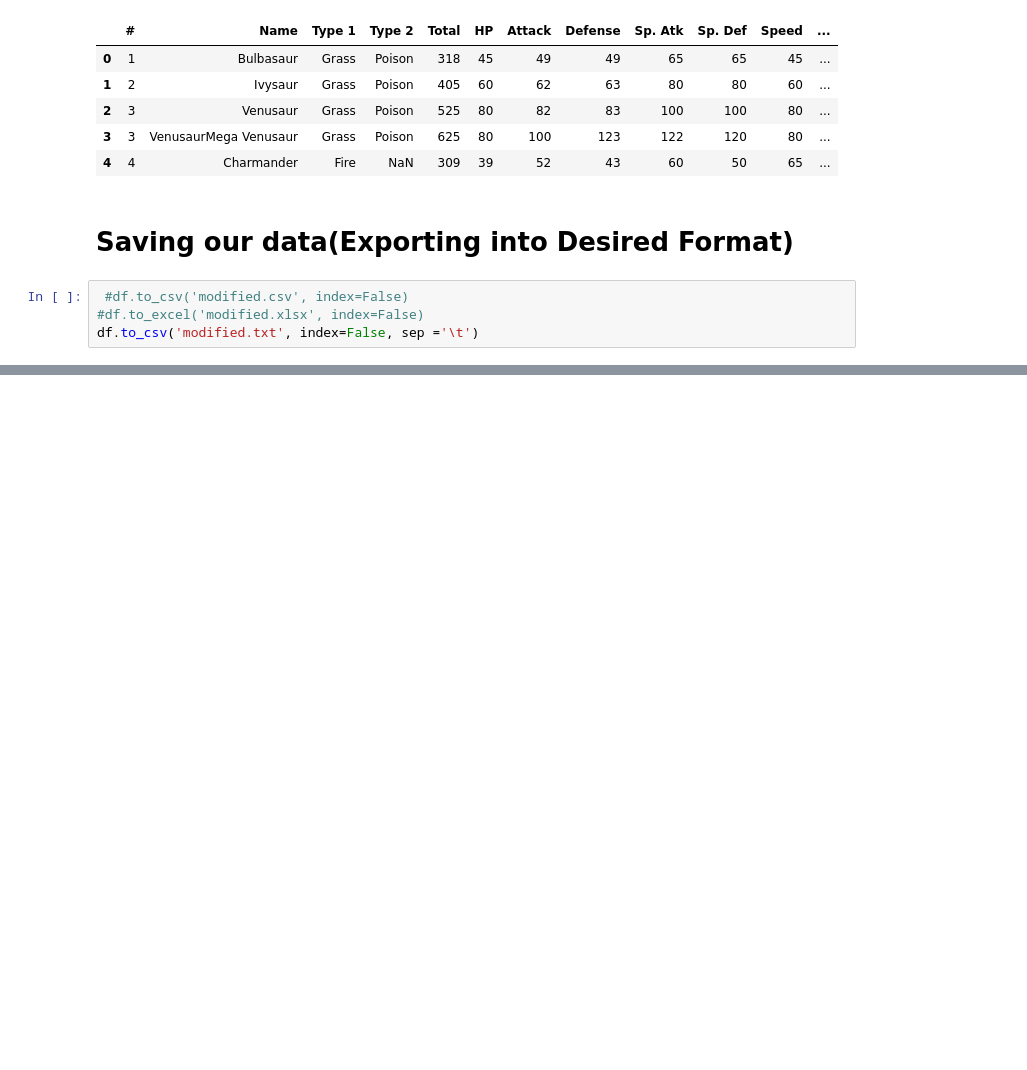
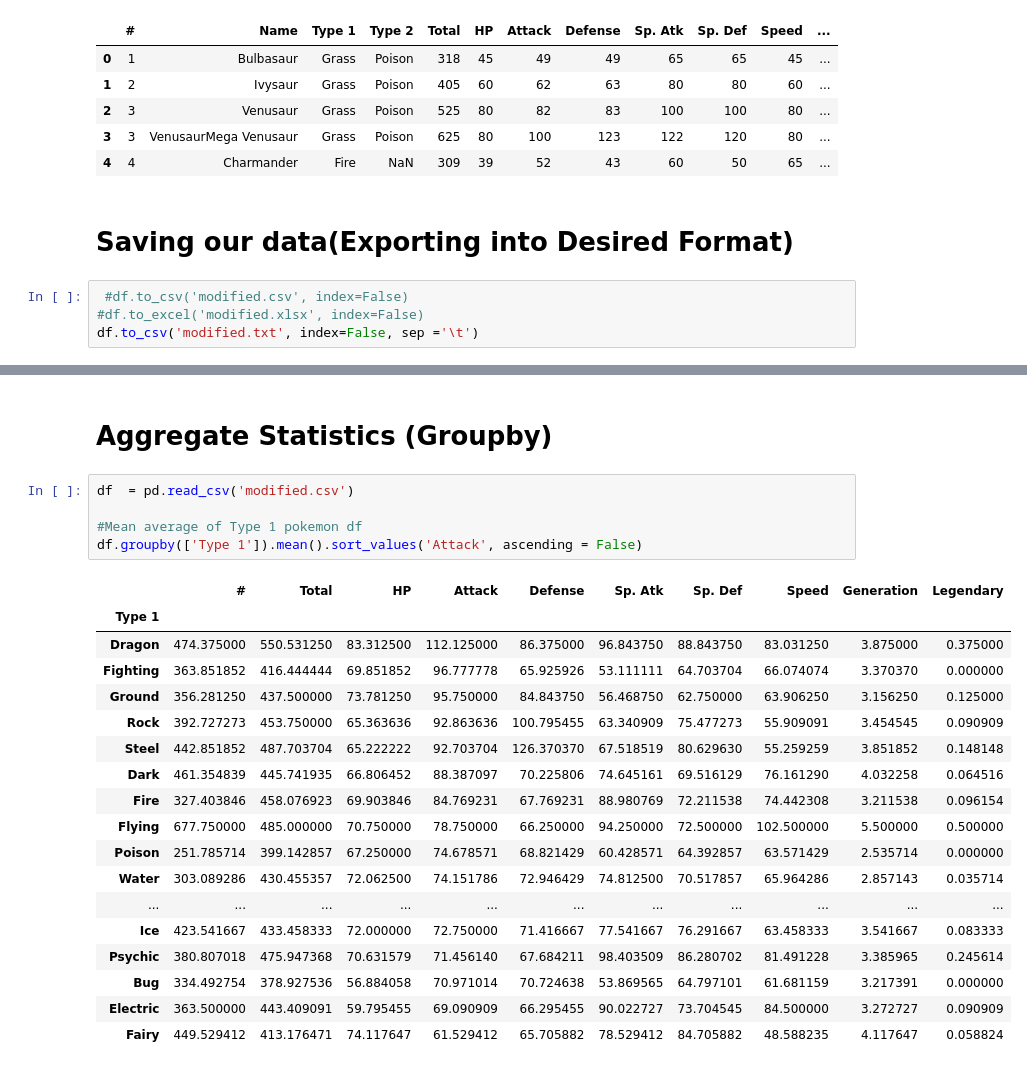
Before and after one commit to sheddyranking/The-Pandas-Library, a Jupyter notebook: analysis.py.ipynb, the cells around one changed output, grey strips where cells are left out. Cells and saved outputs as stored; diff of their text form; blank space fills up the shorter version.

Commit message:
Mean average of Type 1 pokemon df

```diff
--- a/analysis.py.ipynb
+++ b/analysis.py.ipynb
@@ -175,0 +176,26 @@ df
+# %% [markdown]
+#  Aggregate Statistics (Groupby)
+# %%
+df  = pd.read_csv('modified.csv')
+
+#Mean average of Type 1 pokemon df
+df.groupby(['Type 1']).mean().sort_values('Attack', ascending = False)
+# %% [output]
+|  | # | Total | HP | Attack | Defense | Sp. Atk | Sp. Def | Speed | Generation | Legendary |
+| Type 1 |  |  |  |  |  |  |  |  |  |  |
+| Dragon | 474.375000 | 550.531250 | 83.312500 | 112.125000 | 86.375000 | 96.843750 | 88.843750 | 83.031250 | 3.875000 | 0.375000 |
+| Fighting | 363.851852 | 416.444444 | 69.851852 | 96.777778 | 65.925926 | 53.111111 | 64.703704 | 66.074074 | 3.370370 | 0.000000 |
+| Ground | 356.281250 | 437.500000 | 73.781250 | 95.750000 | 84.843750 | 56.468750 | 62.750000 | 63.906250 | 3.156250 | 0.125000 |
+| Rock | 392.727273 | 453.750000 | 65.363636 | 92.863636 | 100.795455 | 63.340909 | 75.477273 | 55.909091 | 3.454545 | 0.090909 |
+| Steel | 442.851852 | 487.703704 | 65.222222 | 92.703704 | 126.370370 | 67.518519 | 80.629630 | 55.259259 | 3.851852 | 0.148148 |
+| Dark | 461.354839 | 445.741935 | 66.806452 | 88.387097 | 70.225806 | 74.645161 | 69.516129 | 76.161290 | 4.032258 | 0.064516 |
+| Fire | 327.403846 | 458.076923 | 69.903846 | 84.769231 | 67.769231 | 88.980769 | 72.211538 | 74.442308 | 3.211538 | 0.096154 |
+| Flying | 677.750000 | 485.000000 | 70.750000 | 78.750000 | 66.250000 | 94.250000 | 72.500000 | 102.500000 | 5.500000 | 0.500000 |
+| Poison | 251.785714 | 399.142857 | 67.250000 | 74.678571 | 68.821429 | 60.428571 | 64.392857 | 63.571429 | 2.535714 | 0.000000 |
+| Water | 303.089286 | 430.455357 | 72.062500 | 74.151786 | 72.946429 | 74.812500 | 70.517857 | 65.964286 | 2.857143 | 0.035714 |
+| ... | ... | ... | ... | ... | ... | ... | ... | ... | ... | ... |
+| Ice | 423.541667 | 433.458333 | 72.000000 | 72.750000 | 71.416667 | 77.541667 | 76.291667 | 63.458333 | 3.541667 | 0.083333 |
+| Psychic | 380.807018 | 475.947368 | 70.631579 | 71.456140 | 67.684211 | 98.403509 | 86.280702 | 81.491228 | 3.385965 | 0.245614 |
+| Bug | 334.492754 | 378.927536 | 56.884058 | 70.971014 | 70.724638 | 53.869565 | 64.797101 | 61.681159 | 3.217391 | 0.000000 |
+| Electric | 363.500000 | 443.409091 | 59.795455 | 69.090909 | 66.295455 | 90.022727 | 73.704545 | 84.500000 | 3.272727 | 0.090909 |
+| Fairy | 449.529412 | 413.176471 | 74.117647 | 61.529412 | 65.705882 | 78.529412 | 84.705882 | 48.588235 | 4.117647 | 0.058824 |
```
Also changed, not shown: parts of 8 cells of this notebook.
